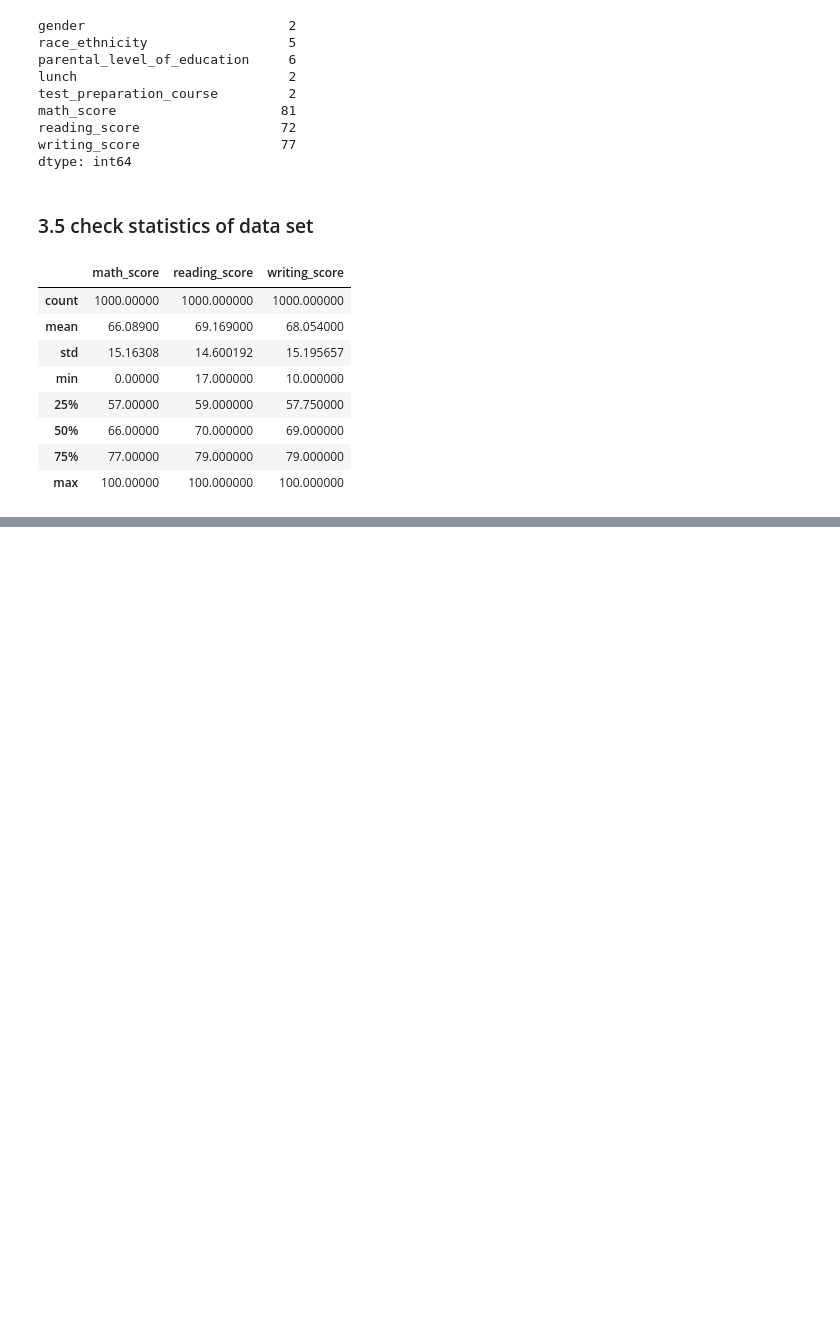
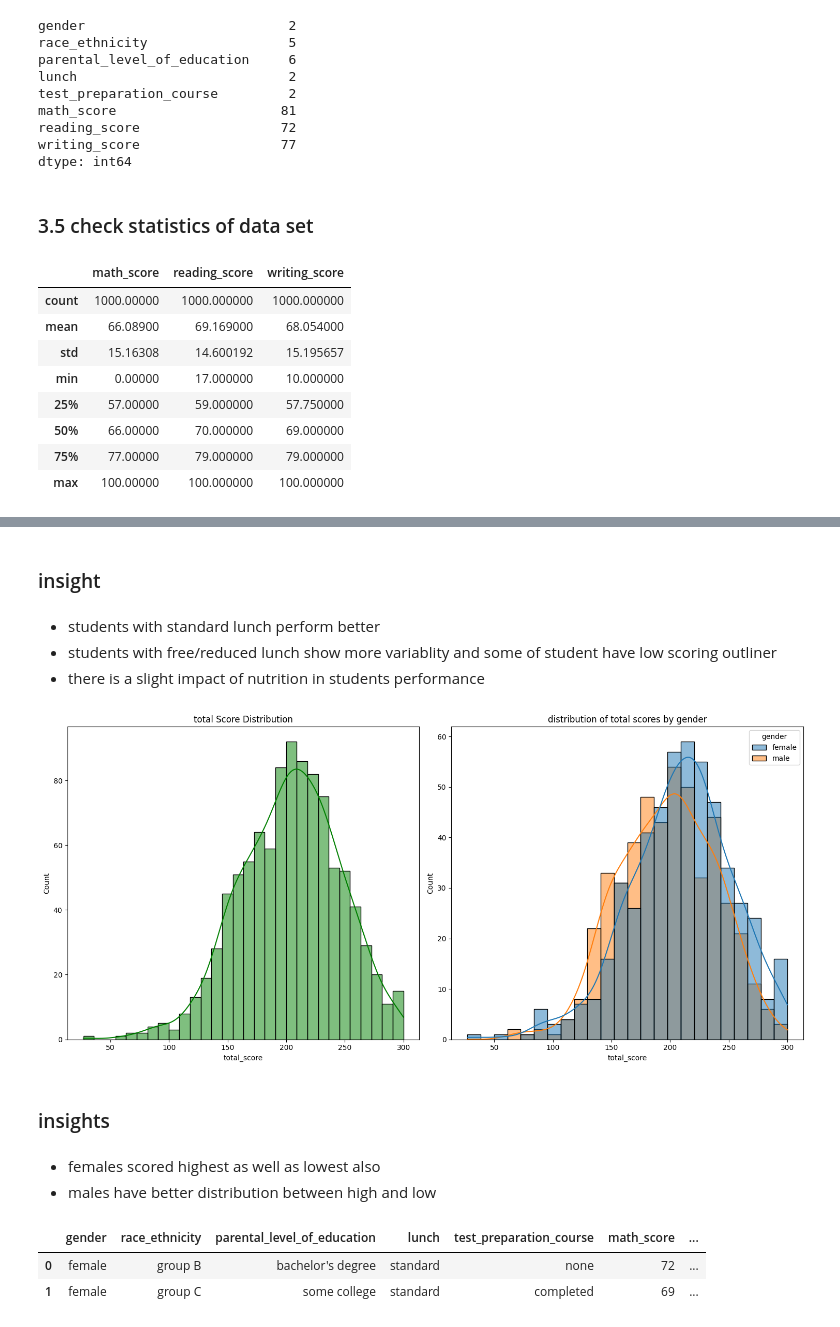
Before and after one commit to karann18/mlproject, a Jupyter notebook: notebook/EDA.ipynb, the cells around one changed output, grey strips where cells are left out. Cells and saved outputs as stored; diff of their text form; code cells hidden in the pictures; blank space fills up the shorter version.

```diff
--- a/notebook/EDA.ipynb
+++ b/notebook/EDA.ipynb
@@ -147,0 +281,30 @@ df.describe()
+# %% [markdown]
+### insight
+# %% [markdown]
+- students with standard lunch perform better
+- students with free/reduced lunch show more variablity and some of student have low scoring outliner
+- there is a slight impact of nutrition in students performance
+# %%
+fig, axs = plt.subplots(1, 2,figsize=(15,7))
+
+sns.histplot(data=df, x='total_score', bins=30, kde=True, color='g',  ax=axs[0])
+axs[0].set_title('total Score Distribution')
+
+sns.histplot(data=df, x='total_score', kde=True, hue='gender', ax=axs[1])
+axs[1].set_title('distribution of total scores by gender')
+
+plt.tight_layout()
+plt.show()
+# %% [output]
+[figure, added]
+# %% [markdown]
+###  insights
+# %% [markdown]
+- females scored highest as well as lowest also
+- males have better distribution between high and low
+# %%
+df.head(2)
+# %% [output]
+|  | gender | race_ethnicity | parental_level_of_education | lunch | test_preparation_course | math_score | ... |
+| 0 | female | group B | bachelor's degree | standard | none | 72 | ... |
+| 1 | female | group C | some college | standard | completed | 69 | ... |
```
Also changed, not shown: parts of 33 cells of this notebook.
